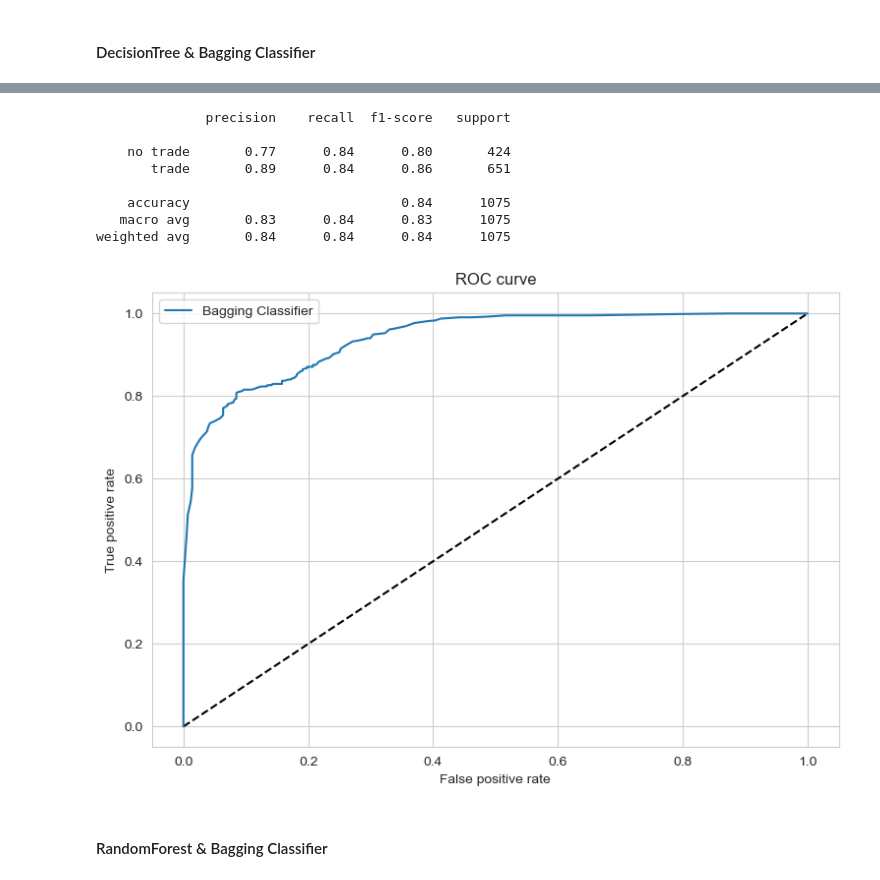
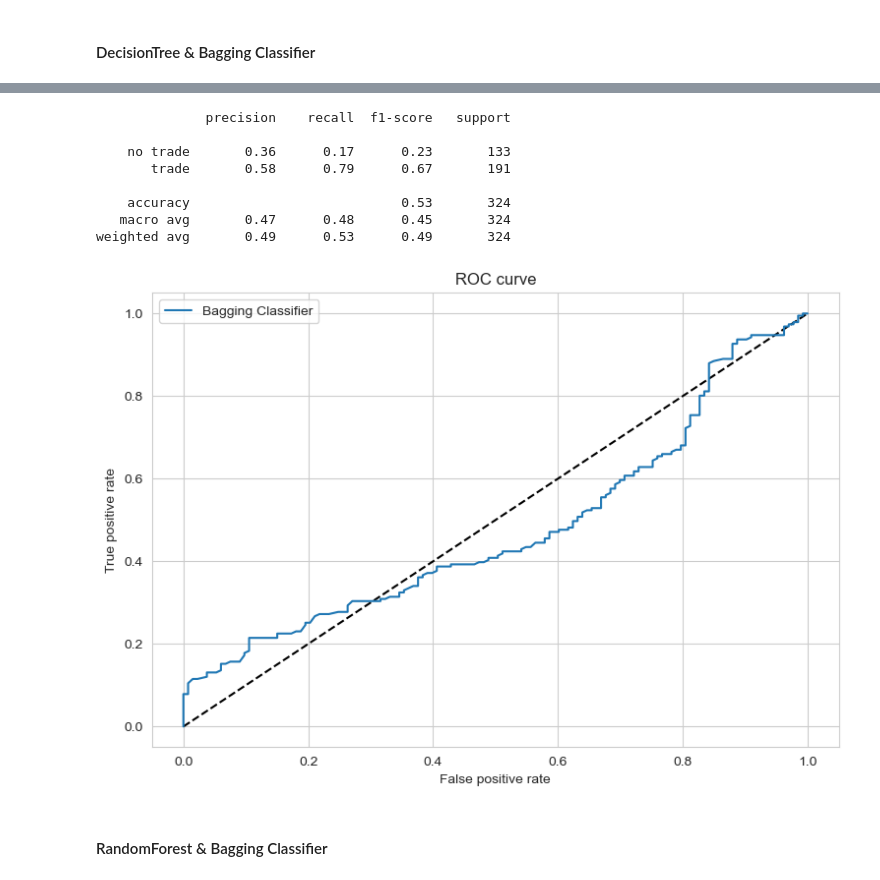
Before and after one commit to Tommylee1013/Advances-in-Financial-Machine-Learning, a Jupyter notebook: Real project.ipynb, the cells around one changed output, grey strips where cells are left out. Cells and saved outputs as stored; diff of their text form; code cells hidden in the pictures.

```diff
--- a/Real project.ipynb
+++ b/Real project.ipynb
@@ -165,6 +165,6 @@ dailyVol.plot()
 # %% [markdown]
 Vertical Barrier
 # %%
-t1 = fml.addVerticalBarrier(tEvents, feature_Mat.dollar, numDays = 5)
+t1 = fml.addVerticalBarrier(tEvents, feature_Mat.dollar, numDays = 10)
 t1
 # %% [output]
@@ -408,7 +408,7 @@ def get_rsi(data, window=14):
     return rsi_df
 # %%
 data = feature_Mat.copy()
-rsi_windows = [5, 13]
+rsi_windows = [5, 13, 35]
 for w in rsi_windows:
     rsi = get_rsi(data, window = w).squeeze()
     data[f'rsi_{w}'] = rsi
@@ -443,6 +443,11 @@ data['autocorr_3'] = (data['log_ret']
                           .rolling(window=window_autocorr,
                                    min_periods=window_autocorr, center=False)
                           .apply(lambda x: x.autocorr(lag=3), raw=False))
+
+data['autocorr_5'] = (data['log_ret']
+                          .rolling(window=window_autocorr,
+                                   min_periods=window_autocorr, center=False)
+                          .apply(lambda x: x.autocorr(lag=5), raw=False))
 # %%
 data
 # %% [output]
@@ -652,2 +608,0 @@ X.drop(['log_ret', 'dollar'], axis=1, inplace=True)
-# %%
-X_train, X_test, y_train, y_test = train_test_split(X, y, test_size = 0.3, shuffle = False, random_state = 42)
@@ -742,27 +648,27 @@ fml.crossValPlot(skf, classifier, X, y)
 # %%
-y_pred_bc = fit.predict_proba(X)[:, 1]
-y_pred = fit.predict(X)
-fpr_bc, tpr_bc, _ = metrics.roc_curve(y, y_pred_bc)
-print(metrics.classification_report(y, y_pred, target_names = ['no trade',' trade']))
+y_pred_bc = fit.predict_proba(X_test)[:, 1]
+y_pred = fit.predict(X_test)
+fpr_bc, tpr_bc, _ = roc_curve(y_test, y_pred_bc)
+print(classification_report(y_test, y_pred, target_names = ['no trade',' trade']))
 
 plt.figure(figsize = (9,6))
 plt.plot([0, 1], [0, 1], 'k--')
 plt.plot(fpr_bc, tpr_bc, label = 'Bagging Classifier')
 plt.xlabel('False positive rate')
 plt.ylabel('True positive rate')
 plt.title('ROC curve')
 plt.legend(loc='best')
 plt.show()
 # %% [output]
               precision    recall  f1-score   support
 
-    no trade       0.77      0.84      0.80       424
-       trade       0.89      0.84      0.86       651
+    no trade       0.36      0.17      0.23       133
+       trade       0.58      0.79      0.67       191
 
-    accuracy                           0.84      1075
-   macro avg       0.83      0.84      0.83      1075
-weighted avg       0.84      0.84      0.84      1075
+    accuracy                           0.53       324
+   macro avg       0.47      0.48      0.45       324
+weighted avg       0.49      0.53      0.49       324
-[figure, old version]
+[figure, new version]
 # %% [markdown]
 #### RandomForest & Bagging Classifier
 # %%
```
Also changed, not shown: parts of 52 cells of this notebook.
